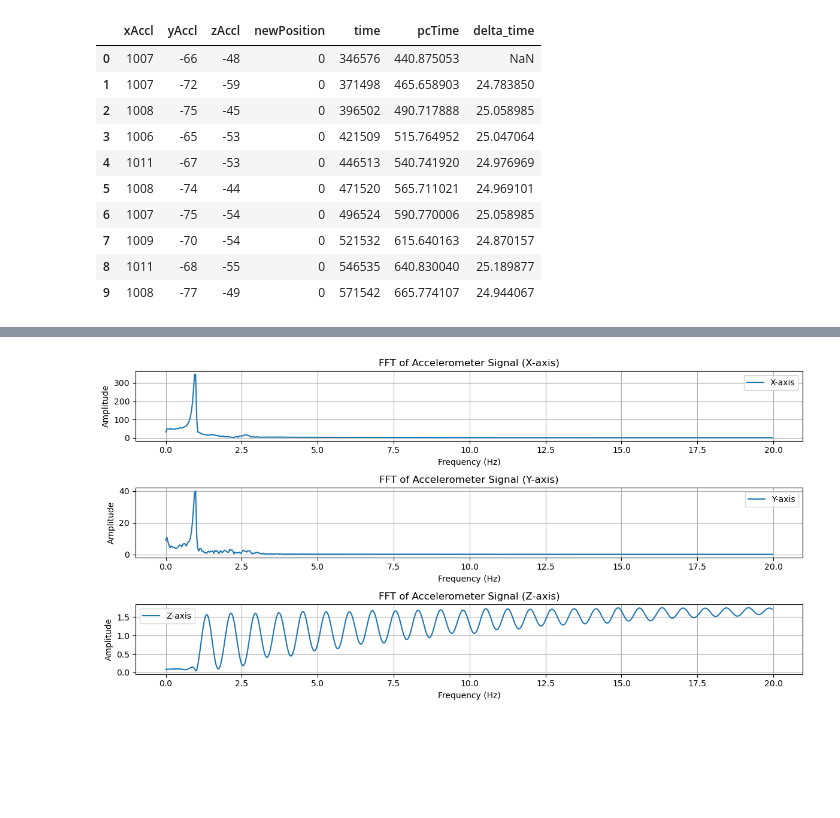
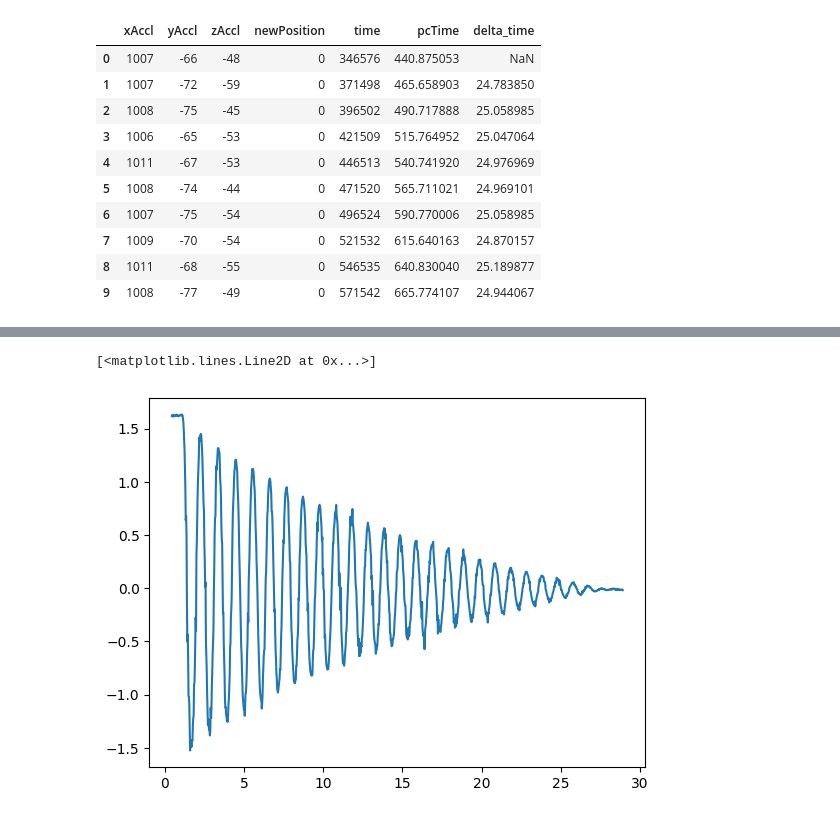
Before and after one commit to Pooyan-Farzanehkari/Smart-syetems-labs, a Jupyter notebook: filter.ipynb, the cells around one changed output, grey strips where cells are left out. Saved outputs shown, nothing was run; the diff lists cells and outputs as text; code cells hidden in the pictures; blank space fills up the shorter version.

```diff
--- a/filter.ipynb
+++ b/filter.ipynb
@@ -165,40 +39,7 @@ plt.show()
-# %%
-# Compute the FFT for filtered data
-yf_x_filtered = fft(filtered_acc_x)
-yf_y_filtered = fft(filtered_acc_y)
-yf_z_filtered = fft(filtered_acc_z)
-
-# Compute the FFT
-xf = fftfreq(N, T)[:N // 2]
-
-# Plot the FFT
-fig, ax = plt.subplots(3, 1, figsize=(12, 6))
-
-# Plot FFT for X-axis
-ax[0].plot(xf, 2.0 / N * np.abs(yf_x_filtered[:N // 2]), label='X-axis')
-ax[0].set_title('FFT of Accelerometer Signal (X-axis)')
-ax[0].set_xlabel('Frequency (Hz)')
-ax[0].set_ylabel('Amplitude')
-ax[0].grid()
-ax[0].legend()
-
-# Plot FFT for Y-axis
-ax[1].plot(xf, 2.0 / N * np.abs(yf_y_filtered[:N // 2]), label='Y-axis')
-ax[1].set_title('FFT of Accelerometer Signal (Y-axis)')
-ax[1].set_xlabel('Frequency (Hz)')
-ax[1].set_ylabel('Amplitude')
-ax[1].grid()
-ax[1].legend()
-
-# Plot FFT for Z-axis
-ax[2].plot(xf, 2.0 / N * np.abs(filtered_acc_z[:N // 2]), label='Z-axis')
-ax[2].set_title('FFT of Accelerometer Signal (Z-axis)')
-ax[2].set_xlabel('Frequency (Hz)')
-ax[2].set_ylabel('Amplitude')
-ax[2].grid()
-ax[2].legend()
-
-plt.tight_layout()
-plt.show()
-# %% [output]
-[figure, removed]
+# %%
+theta = np.arctan2(df['xAccl'], df['zAccl'])
+# theta = np.degrees(theta)
+plt.plot(df['pcTime']/1000, theta)
+# %% [output]
+[<matplotlib.lines.Line2D at 0x...>]
+[figure, added]
```
Also changed, not shown: parts of 13 cells of this notebook, 8 other files.
